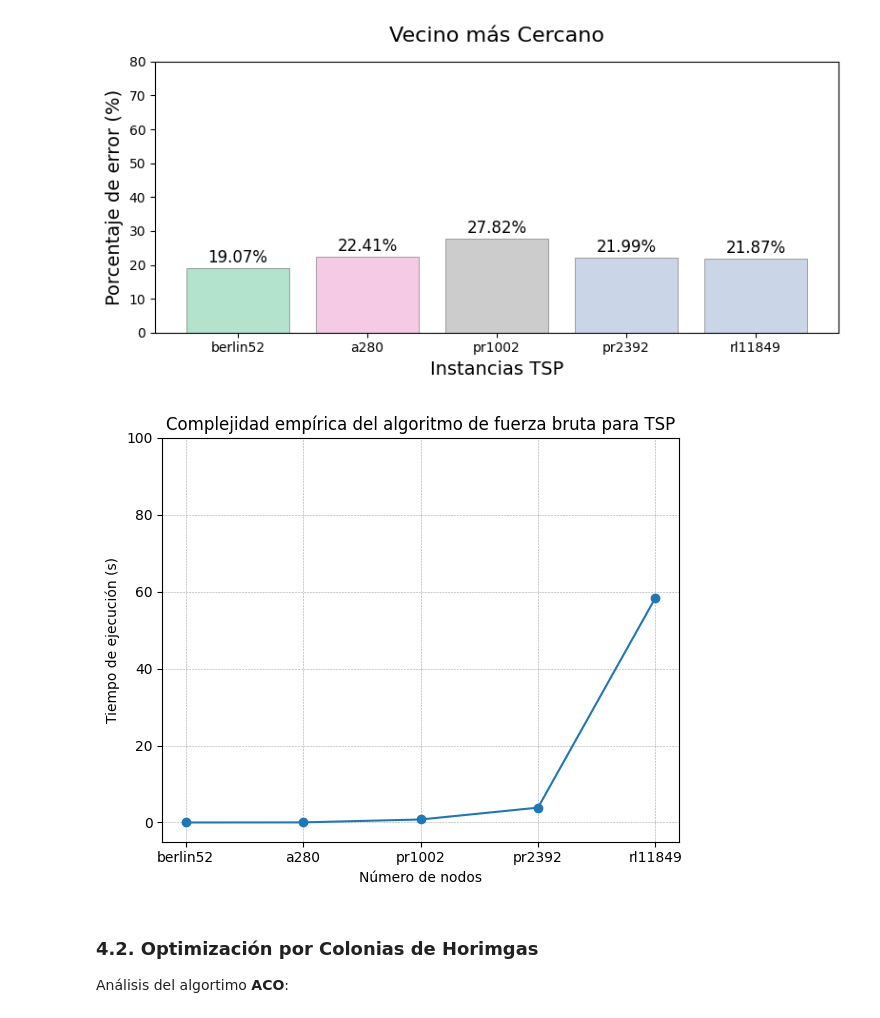
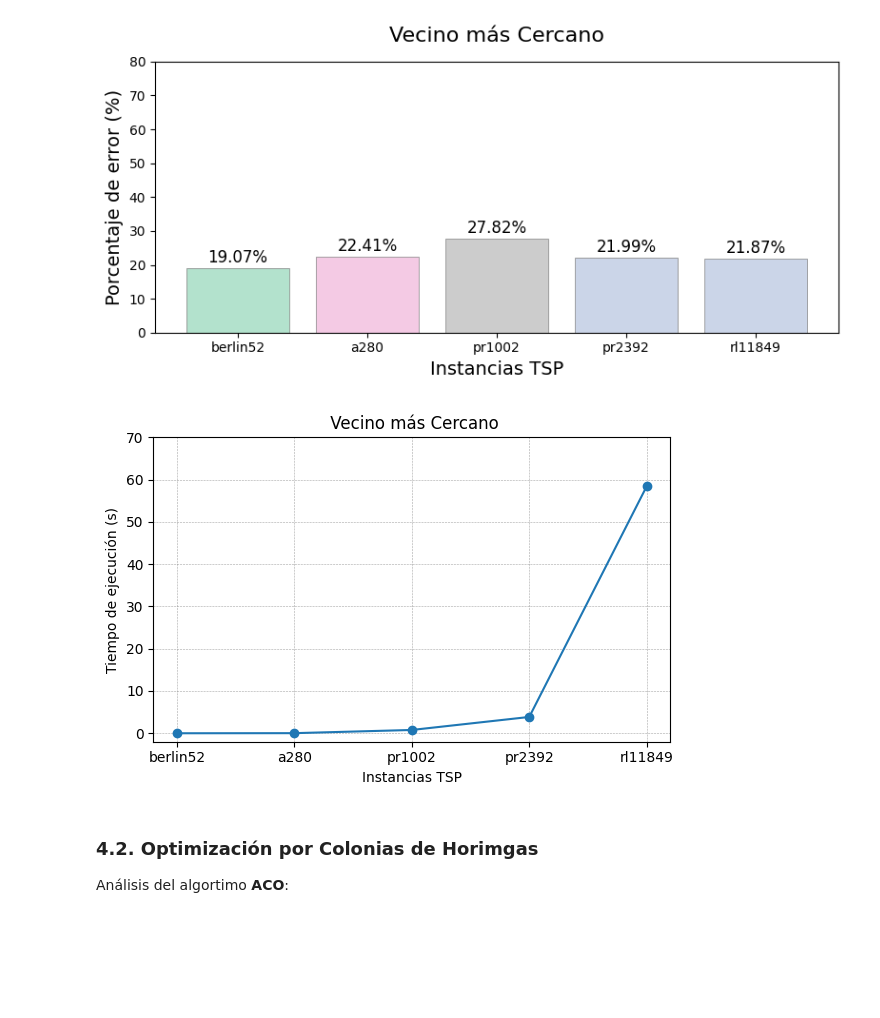
Before and after one commit to PabloMendieta03/TSP_Classical_Solutions, a Jupyter notebook: classical_solution.ipynb, the cells around one changed output. Drawn from its saved outputs; the diff is of its cells as text; code cells hidden in the pictures; blank space fills up the shorter version.

```diff
--- a/classical_solution.ipynb
+++ b/classical_solution.ipynb
@@ -533,28 +599,35 @@ plt.show()
 # %% [output]
 [figure]
 # %%
-fig, ax = plt.subplots(figsize=(6, 5))
+fig, ax = plt.subplots(figsize=(6, 4))
+
+tsp_names = ['berlin52', 'a280', 'pr1002', 'pr2392', 'rl11849']
+tiempoVC_berlin52 = 0.0010
+tiempoVC_280 = 0.0249
+tiempoVC_pr = 0.7805
+tiempoVC_pr2 = 3.8591
+tiempoVC_rl = 58.4294
 
 times = [tiempoVC_berlin52, tiempoVC_280, tiempoVC_pr, tiempoVC_pr2, tiempoVC_rl]
 ax.plot(tsp_names, times, marker='o')
 ax.set_xlabel('Instancias TSP')
 ax.set_ylabel('Tiempo de ejecución (s)')
-ax.set_title('Tiempo de Ejecución - Vecino más Cercano')
+ax.set_title(' Vecino más Cercano')
 
 
 ax.grid(
     True,
     color='gray',
     linestyle='--',
     linewidth=0.4,
     alpha=0.7
 )
 
 fig.tight_layout()
-plt.ylim(-5, 100)
+plt.ylim(-2, 70)
 plt.show()
 # %% [output]
-[figure, old version]
+[figure, new version]
 # %% [markdown]
 ### 4.2. Optimización por Colonias de Horimgas
 
```
Also changed, not shown: parts of 8 cells of this notebook, 4 other files.
